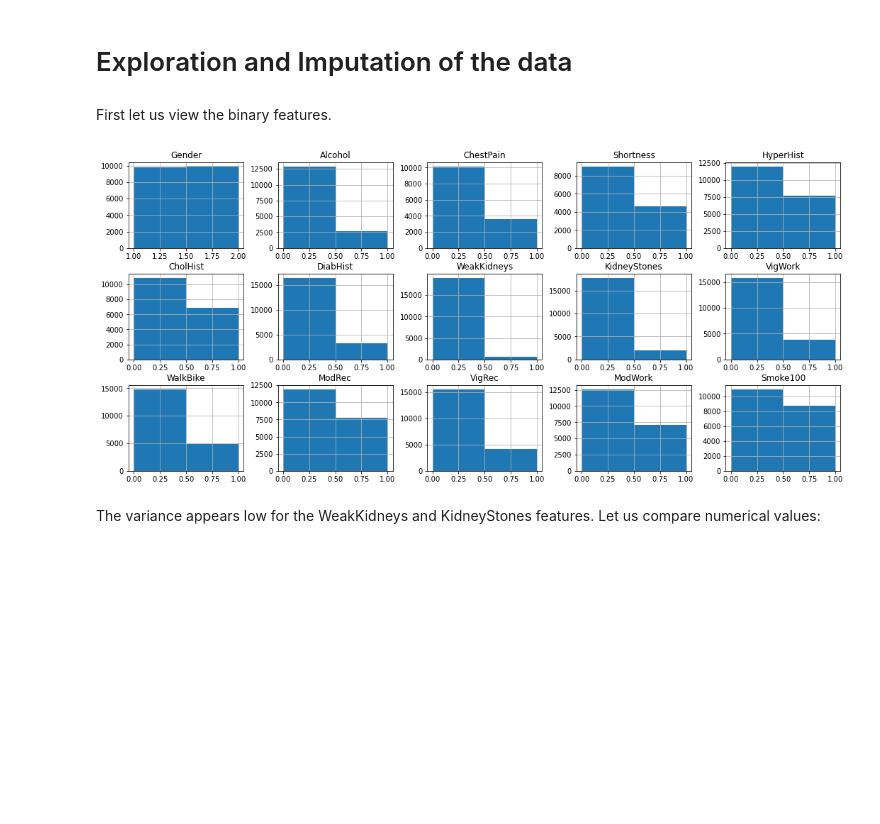
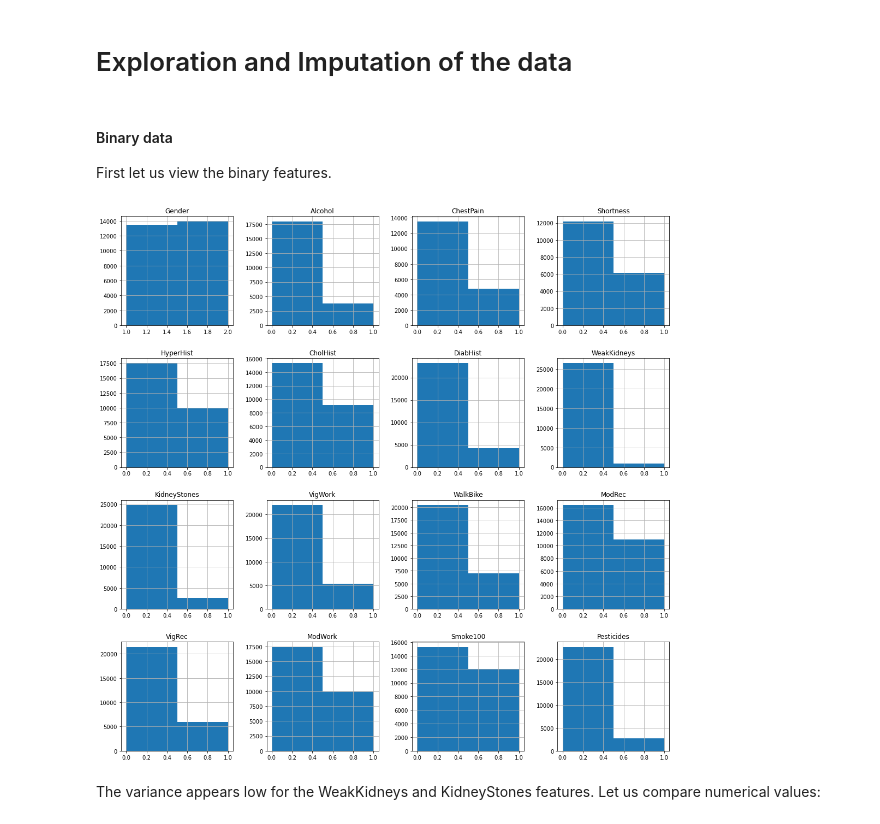
Before and after one commit to rajindermavi/NHANES, a Jupyter notebook: HypertensiveEDA.ipynb, the cells around one changed output. Saved outputs shown, nothing was run; the diff lists cells and outputs as text; code cells hidden in the pictures; blank space fills up the shorter version.

```diff
--- a/HypertensiveEDA.ipynb
+++ b/HypertensiveEDA.ipynb
@@ -59,13 +78,22 @@ Now we define the Hypertension Target variable, based on the guidelines for diag
   * 0 -- Non-Hypertensive
   * 1 -- Hypertensive
 # %%
+
+# First we drop small values of Systolic and Diastolic readings
+df.drop(df[ ((df['Systolic'] < 90) | (df['Diastolic'] < 50))].index,inplace = True)
+
 
 # Let us add a new feature encoding Non-Hypertensive and Hypertensive
 
-df.loc[(df.Systolic < 130) & (df.Diastolic < 80),'Hypertensive'] = 0
-df.loc[(df.Systolic >= 130) | (df.Diastolic >= 80),'Hypertensive'] = 1
-#df.loc[df.HyperHist == 1,'Hypertensive'] = 1
+df.loc[(df.Systolic < 130),'HyperSystolic'] = 0
+df.loc[(df.Systolic >= 130),'HyperSystolic'] = 1
 
-df.drop(df[ ((df['Systolic'] < 90) | (df['Diastolic'] < 50))].index,inplace = True)
+
+df.loc[(df.Diastolic < 80),'HyperDiastolic'] = 0
+df.loc[(df.Diastolic >= 80),'HyperDiastolic'] = 1
+
+
+df.loc[(df.Diastolic >= 80) | (df.Systolic >= 130) ,'Hypertensive'] = 1
+df.loc[(df.Diastolic < 80) & (df.Systolic < 130) ,'Hypertensive'] = 0
 # %%
 # Let us repeat the above visualization to see the effect:
@@ -98,17 +158,0 @@ The classes ar slightly imbalanced, with positive cases of hypertension comprisi
-# %%
-from sklearn.utils import resample
-
-# Downsample the positive examples
-df_positive = df[df.Hypertensive == 1]
-df_negative = df[df.Hypertensive == 0]
-
-samples = min(df_positive.shape[0],df_negative.shape[0])
-
-df_neg_dnsampled = resample(df_negative, replace=False,
-                            n_samples=samples)
-
-df_pos_dnsampled = resample(df_positive, replace=False,
-                            n_samples=samples)
-
-
-df = pd.concat([df_neg_dnsampled,df_pos_dnsampled])
@@ -153,25 +234,27 @@ The training data will be used to make decisions about feature engineering and d
 # %%
 from sklearn.model_selection import train_test_split
 
-df_train, df_test = train_test_split(df, test_size = 0.2)
+df_train, df_test = train_test_split(df, test_size = 0.1)
 # %% [markdown]
 # Exploration and Imputation of the data
 # %% [markdown]
+#### Binary data
+
 First let us view the binary features.
 # %%
 # Binary features
 bin_feats = [ 'Gender', 'Alcohol', 'ChestPain', 'Shortness', 'HyperHist',
              'CholHist', 'DiabHist', 'WeakKidneys', 'KidneyStones', 'VigWork',
-             'WalkBike', 'ModRec', 'VigRec', 'ModWork', 'Smoke100']
+             'WalkBike', 'ModRec', 'VigRec', 'ModWork', 'Smoke100','Pesticides']
 
 df_bin = df_train[bin_feats]
 
 
-fig, axis = plt.subplots(3,5,figsize=(18, 8))
+fig, axis = plt.subplots(4,4,figsize=(18, 18))
 df_bin.hist(ax=axis,bins = 2)
 plt.show()
 # %% [output]
-[figure, old version]
+[figure, new version]
 # %% [markdown]
 The variance appears low for the WeakKidneys and KidneyStones features. Let us compare numerical values:
 # %%
```
Also changed, not shown: parts of 74 cells of this notebook.
